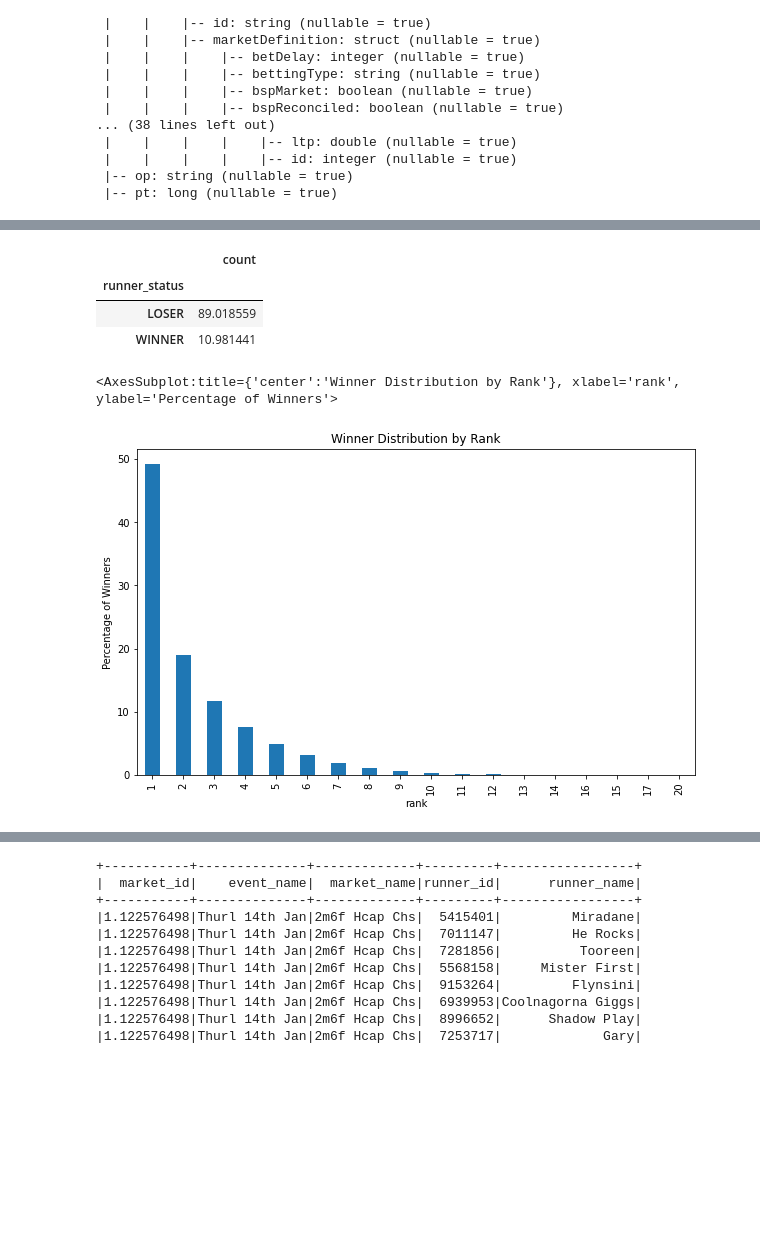
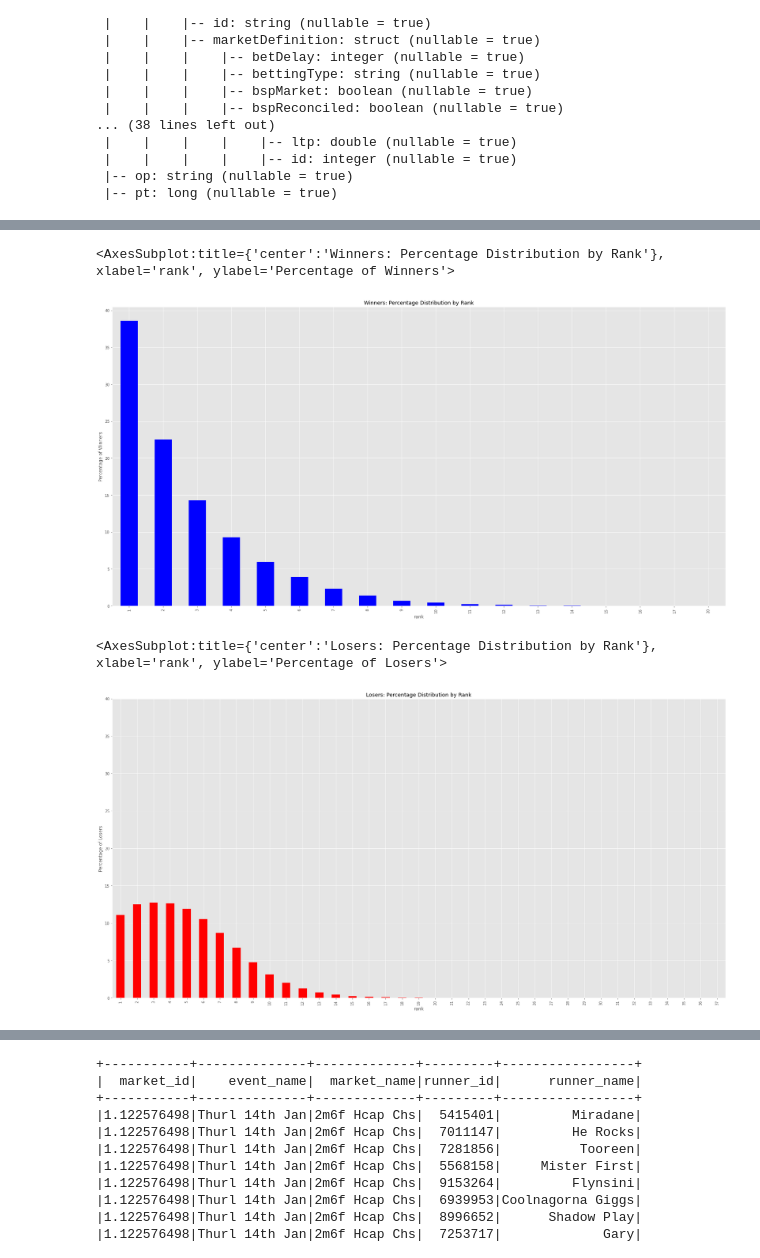
Before and after one commit to trentsteel777/mongo-spark-jupyter, a Jupyter notebook: notebooks/Ais_Q1_SpeedyHorseNames_Overstated.ipynb, the cells around one changed output, grey strips where cells are left out. Drawn from its saved outputs; the diff is of its cells as text; code cells hidden in the pictures; blank space fills up the shorter version.

```diff
--- a/notebooks/Ais_Q1_SpeedyHorseNames_Overstated.ipynb
+++ b/notebooks/Ais_Q1_SpeedyHorseNames_Overstated.ipynb
@@ -223,0 +184,3 @@ runners_wbsp_rank.head(10)
+# %%
+runners_wbsp_rank=runners_wbsp_rank.withColumn(
+  "reverse_rank", dense_rank().over(Window.partitionBy("market_id").orderBy(desc("bsp"))))
@@ -272,5 +226,5 @@ Exception in thread "serve-DataFrame" java.net.SocketTimeoutException: Accept ti
 # %%
 import pandas as pd
 from matplotlib import pyplot as plt
-plt.rcParams["figure.figsize"] = [10, 6]
+plt.rcParams["figure.figsize"] = [30, 15]
 # %%
@@ -278,3 +234,4 @@ pdf_1 = runners_wbsp_rank1.toPandas()
 # %%
-pdf_1.pivot('rank', 'runner_status', 'count').plot(kind = 'bar', stacked=True, ylabel = 'horses')
+plt.style.use('ggplot')
+pdf_1.pivot('rank', 'runner_status', 'count').plot(kind = 'bar', stacked=False, ylabel = 'horses',  title = 'Racehorse Distribution by Rank and Outcome')
 # %% [output]
@@ -310,0 +298,5 @@ pdf_1.groupby(["runner_status"]).agg({"count" : "sum"})
+# %%
+winner_percentages.plot(kind = 'bar', stacked=False, ylabel = 'Percentage of Winners', color = 'b', legend=False, title = 'Winners: Percentage Distribution by Rank')
+# %% [output]
+<AxesSubplot:title={'center':'Winners: Percentage Distribution by Rank'}, xlabel='rank', ylabel='Percentage of Winners'>
+[figure, added]
@@ -311,10 +307,5 @@ pdf_1.groupby(["runner_status"]).agg({"count" : "sum"})
 # %%
-pdf_1.groupby(["runner_status"])\
+loser_percentages = pdf_losers.groupby(["rank"])\
 .agg({"count" : "sum"})[["count"]]\
 .apply(lambda x: 100*x/x.sum())\
-.sort_values(by="count", ascending=False)
+.sort_values(by="rank", ascending=True)
-# %% [output]
-|  | count |
-| runner_status |  |
-| LOSER | 89.018559 |
-| WINNER | 10.981441 |
@@ -328,5 +312,5 @@ winner_percentages = pdf_winners.groupby(["rank"])\
 # %%
-winner_percentages.plot(kind = 'bar', stacked=False, ylabel = 'Percentage of Winners', legend=False, title = 'Winner Distribution by Rank')
+loser_percentages.plot(kind = 'bar', stacked=False, ylabel = 'Percentage of Losers', legend=False, title = 'Losers: Percentage Distribution by Rank',  color='r', ylim =(0, 40))
 # %% [output]
-<AxesSubplot:title={'center':'Winner Distribution by Rank'}, xlabel='rank', ylabel='Percentage of Winners'>
+<AxesSubplot:title={'center':'Losers: Percentage Distribution by Rank'}, xlabel='rank', ylabel='Percentage of Losers'>
-[figure, old version]
+[figure, new version]
```
Also changed, not shown: parts of 160 cells of this notebook, 3 other files.
